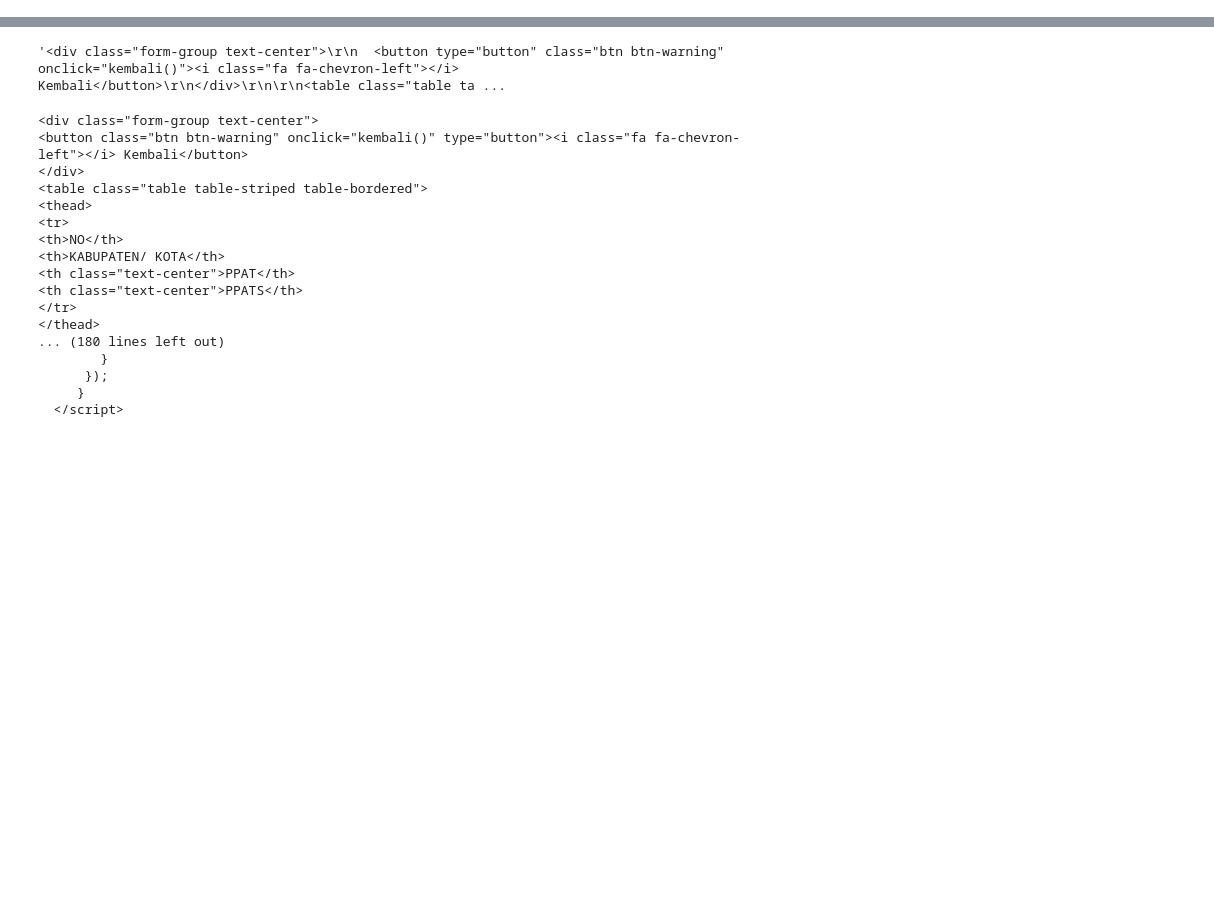
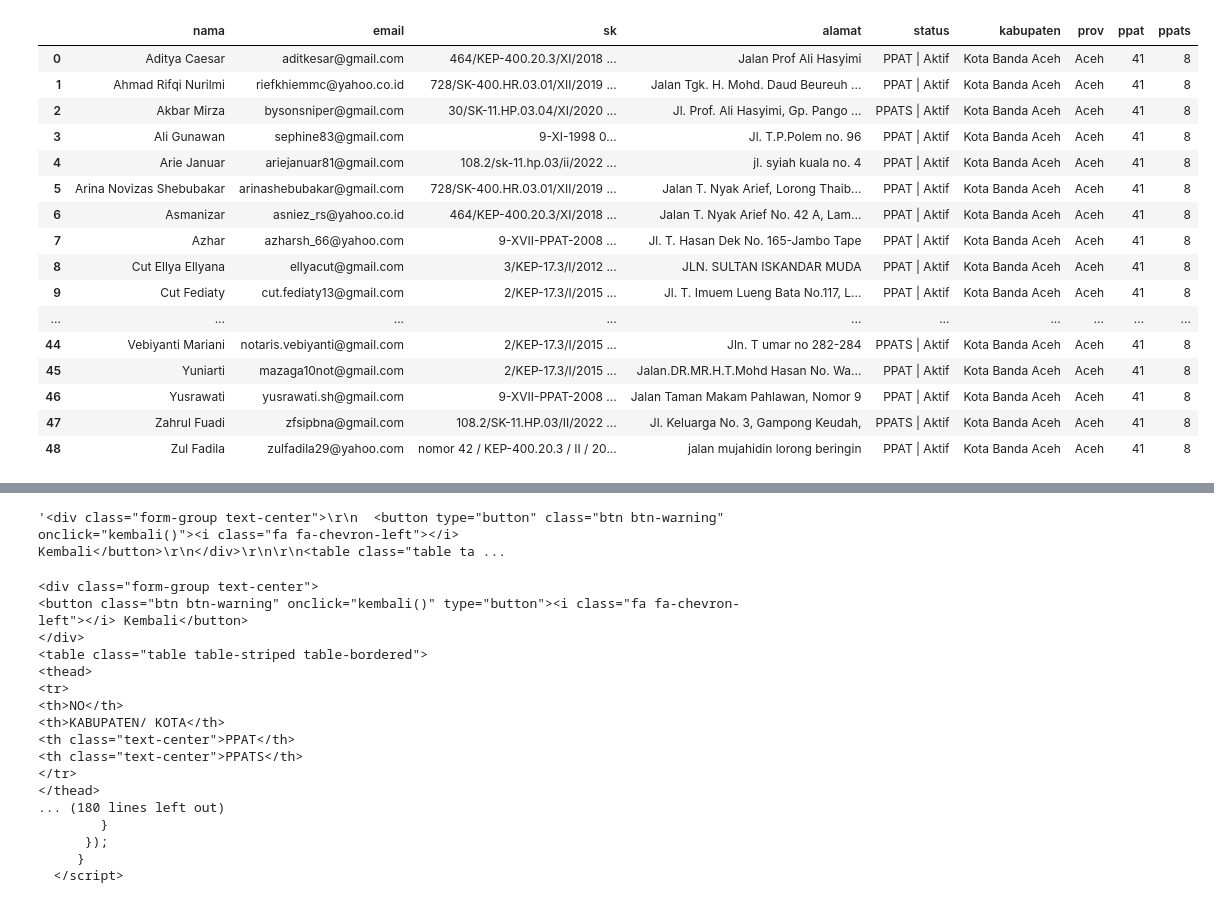
Before and after one commit to ruhram/crawling-ppatk, a Jupyter notebook: scrape.ipynb, the cells around one changed output, grey strips where cells are left out. Saved outputs shown, nothing was run; the diff lists cells and outputs as text; code cells hidden in the pictures; blank space fills up the shorter version.

Commit message:
Step3 Finished

```diff
--- a/scrape.ipynb
+++ b/scrape.ipynb
@@ -111,0 +100,80 @@ td
+# %%
+#step3
+prov = []
+kabupaten = []
+ppat = []
+ppats = []
+namas = []
+emails = []
+sks = []
+alamats = []
+statuss = []
+
+link = 'https://intranet.atrbpn.go.id/modulWebsite/ajax/daftarPPATDetail.php'
+step2 = pd.read_csv('step2.csv', sep='|')
+for i in range(len(step2)):
+    yd = step2['kd'][i]
+    kd = step2['yd'][i]
+
+    data = {
+        'kd' : kd,
+        'yd' : yd
+    }
+
+    resp = requests.post(link, data=data)
+    soup = bs(resp.text, 'html.parser')
+    table = soup.find_all('table')
+    for x in range(len(table)):
+        tr = table[x].find_all('tr')
+
+        prov.append(step2['prov'][i])
+        kabupaten.append(step2['kabupaten'][i])
+        ppat.append(step2['ppat'][i])
+        ppats.append(step2['ppats'][i])
+
+        nama = tr[0].find_all('td')[0].find_all('b')[0].text
+        namas.append(nama)
+
+        email = tr[1].find_all('td')[1].text
+        emails.append(email)
+
+        sk = re.sub('\r\n', '', tr[2].find_all('td')[1].text).strip()
+        sks.append(sk)
+
+        alamat = tr[3].find_all('td')[1].text
+        alamats.append(alamat)
+
+        status = tr[4].find_all('td')[1].text
+        statuss.append(status)
+        #break
+    break
+
+data = pd.DataFrame(columns=['nama', 'email', 'sk', 'alamat', 'status', 'kabupaten', 'prov', 'ppat', 'ppats'])
+data['nama'] = namas
+data['email'] = emails
+data['sk'] = sks
+data['alamat'] = alamats
+data['status'] = statuss
+data['kabupaten'] = kabupaten
+data['prov'] = prov
+data['ppat'] = ppat
+data['ppats'] = ppats
+data.to_csv('nama_ppat.csv', sep='|', index=False)
+# %% [output]
+|  | nama | email | sk | alamat | status | kabupaten | prov | ppat | ppats |
+| 0 | Aditya Caesar | aditkesar@gmail.com | 464/KEP-400.20.3/XI/2018 ... | Jalan Prof Ali Hasyimi | PPAT | Aktif | Kota Banda Aceh | Aceh | 41 | 8 |
+| 1 | Ahmad Rifqi Nurilmi | riefkhiemmc@yahoo.co.id | 728/SK-400.HR.03.01/XII/2019 ... | Jalan Tgk. H. Mohd. Daud Beureuh ... | PPAT | Aktif | Kota Banda Aceh | Aceh | 41 | 8 |
+| 2 | Akbar Mirza | bysonsniper@gmail.com | 30/SK-11.HP.03.04/XI/2020 ... | Jl. Prof. Ali Hasyimi, Gp. Pango ... | PPATS | Aktif | Kota Banda Aceh | Aceh | 41 | 8 |
+| 3 | Ali Gunawan | sephine83@gmail.com | 9-XI-1998 0... | Jl. T.P.Polem no. 96 | PPAT | Aktif | Kota Banda Aceh | Aceh | 41 | 8 |
+| 4 | Arie Januar | ariejanuar81@gmail.com | 108.2/sk-11.hp.03/ii/2022 ... | jl. syiah kuala no. 4 | PPAT | Aktif | Kota Banda Aceh | Aceh | 41 | 8 |
+| 5 | Arina Novizas Shebubakar | arinashebubakar@gmail.com | 728/SK-400.HR.03.01/XII/2019 ... | Jalan T. Nyak Arief, Lorong Thaib... | PPAT | Aktif | Kota Banda Aceh | Aceh | 41 | 8 |
+| 6 | Asmanizar | asniez_rs@yahoo.co.id | 464/KEP-400.20.3/XI/2018 ... | Jalan T. Nyak Arief No. 42 A, Lam... | PPAT | Aktif | Kota Banda Aceh | Aceh | 41 | 8 |
+| 7 | Azhar | azharsh_66@yahoo.com | 9-XVII-PPAT-2008 ... | Jl. T. Hasan Dek No. 165-Jambo Tape | PPAT | Aktif | Kota Banda Aceh | Aceh | 41 | 8 |
+| 8 | Cut Ellya Ellyana | ellyacut@gmail.com | 3/KEP-17.3/I/2012 ... | JLN. SULTAN ISKANDAR MUDA | PPAT | Aktif | Kota Banda Aceh | Aceh | 41 | 8 |
+| 9 | Cut Fediaty | cut.fediaty13@gmail.com | 2/KEP-17.3/I/2015 ... | Jl. T. Imuem Lueng Bata No.117, L... | PPAT | Aktif | Kota Banda Aceh | Aceh | 41 | 8 |
+| ... | ... | ... | ... | ... | ... | ... | ... | ... | ... |
+| 44 | Vebiyanti Mariani | notaris.vebiyanti@gmail.com | 2/KEP-17.3/I/2015 ... | Jln. T umar no 282-284 | PPATS | Aktif | Kota Banda Aceh | Aceh | 41 | 8 |
+| 45 | Yuniarti | mazaga10not@gmail.com | 2/KEP-17.3/I/2015 ... | Jalan.DR.MR.H.T.Mohd Hasan No. Wa... | PPAT | Aktif | Kota Banda Aceh | Aceh | 41 | 8 |
+| 46 | Yusrawati | yusrawati.sh@gmail.com | 9-XVII-PPAT-2008 ... | Jalan Taman Makam Pahlawan, Nomor 9 | PPAT | Aktif | Kota Banda Aceh | Aceh | 41 | 8 |
+| 47 | Zahrul Fuadi | zfsipbna@gmail.com | 108.2/SK-11.HP.03/II/2022 ... | Jl. Keluarga No. 3, Gampong Keudah, | PPATS | Aktif | Kota Banda Aceh | Aceh | 41 | 8 |
+| 48 | Zul Fadila | zulfadila29@yahoo.com | nomor 42 / KEP-400.20.3 / II / 20... | jalan mujahidin lorong beringin | PPAT | Aktif | Kota Banda Aceh | Aceh | 41 | 8 |
```
Also changed, not shown: parts of 5 cells of this notebook.
